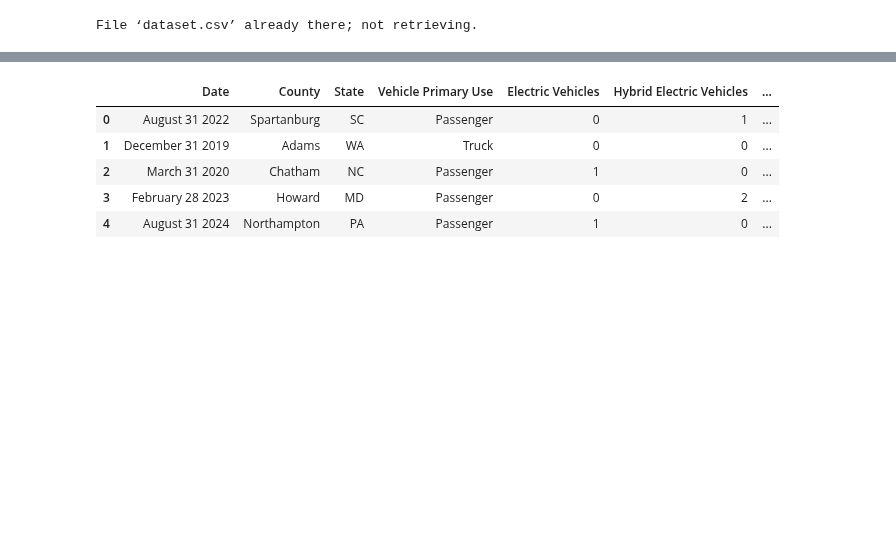
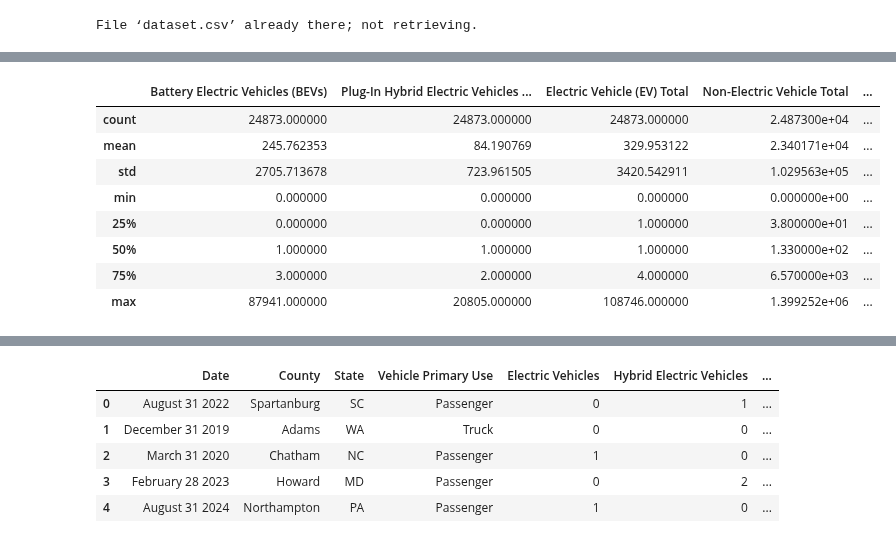
Before and after one commit to thisishasan/slda, a Jupyter notebook: code.ipynb, the cells around one changed output, grey strips where cells are left out. Saved outputs shown, nothing was run; the diff lists cells and outputs as text; code cells hidden in the pictures; blank space fills up the shorter version.

```diff
--- a/code.ipynb
+++ b/code.ipynb
@@ -36,0 +57,12 @@ df = pd.read_csv(file_path)
+# %%
+df.describe()
+# %% [output]
+|  | Battery Electric Vehicles (BEVs) | Plug-In Hybrid Electric Vehicles ... | Electric Vehicle (EV) Total | Non-Electric Vehicle Total | ... |
+| count | 24873.000000 | 24873.000000 | 24873.000000 | 2.487300e+04 | ... |
+| mean | 245.762353 | 84.190769 | 329.953122 | 2.340171e+04 | ... |
+| std | 2705.713678 | 723.961505 | 3420.542911 | 1.029563e+05 | ... |
+| min | 0.000000 | 0.000000 | 0.000000 | 0.000000e+00 | ... |
+| 25% | 0.000000 | 0.000000 | 1.000000 | 3.800000e+01 | ... |
+| 50% | 1.000000 | 1.000000 | 1.000000 | 1.330000e+02 | ... |
+| 75% | 3.000000 | 2.000000 | 4.000000 | 6.570000e+03 | ... |
+| max | 87941.000000 | 20805.000000 | 108746.000000 | 1.399252e+06 | ... |
```
Also changed, not shown: parts of 5 cells of this notebook.
